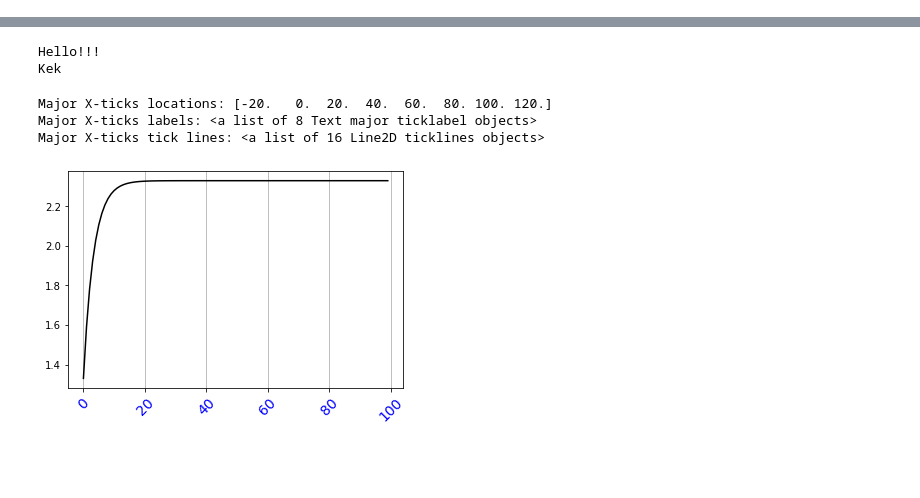
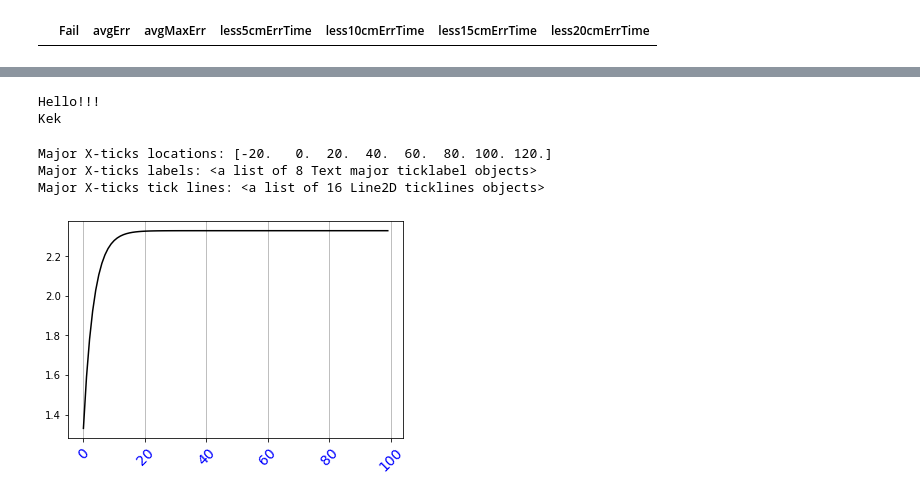
Before and after one commit to petr-konovalov/python, a Jupyter notebook: Симуляция для IFAC/Симуляция для IFAC.ipynb, the cells around one changed output, grey strips where cells are left out. Drawn from its saved outputs; the diff is of its cells as text; code cells hidden in the pictures; blank space fills up the shorter version.

```diff
--- a/Симуляция для IFAC/Симуляция для IFAC.ipynb
+++ b/Симуляция для IFAC/Симуляция для IFAC.ipynb
@@ -0,0 +5,4 @@
+# %%
+results
+# %% [output]
+|  | Fail | avgErr | avgMaxErr | less5cmErrTime | less10cmErrTime | less15cmErrTime | less20cmErrTime |
```
Also changed, not shown: parts of 17 cells of this notebook, 12 other files.
